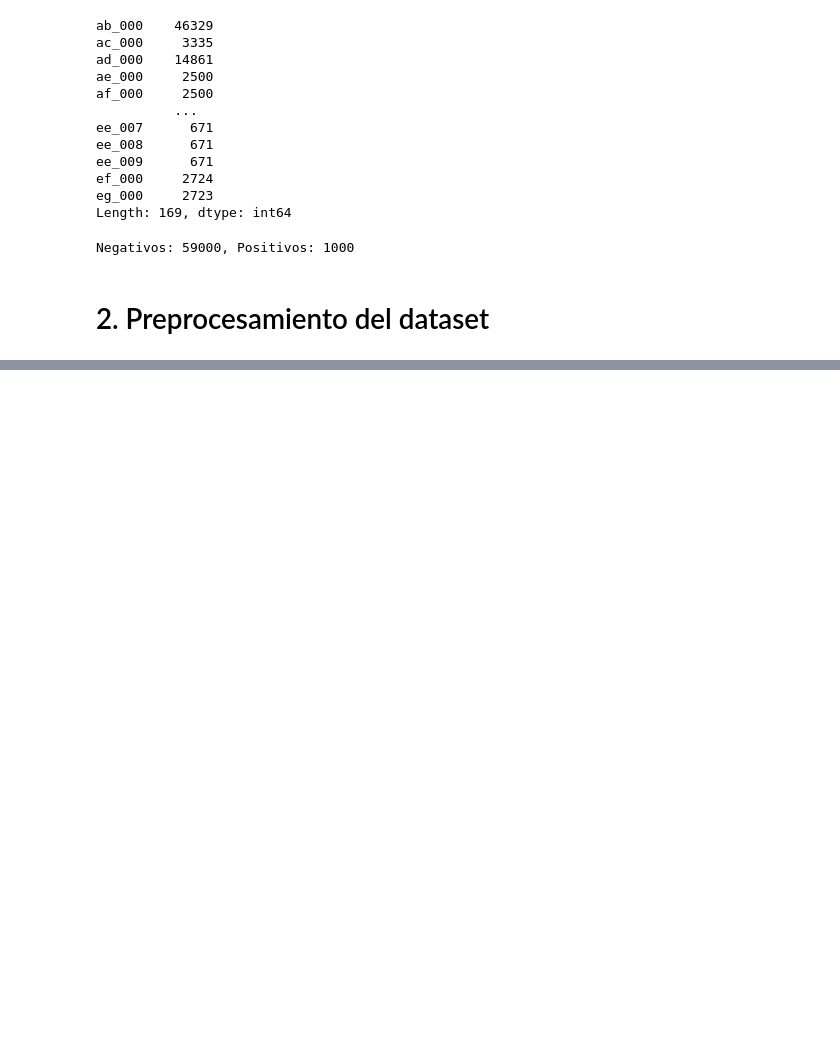
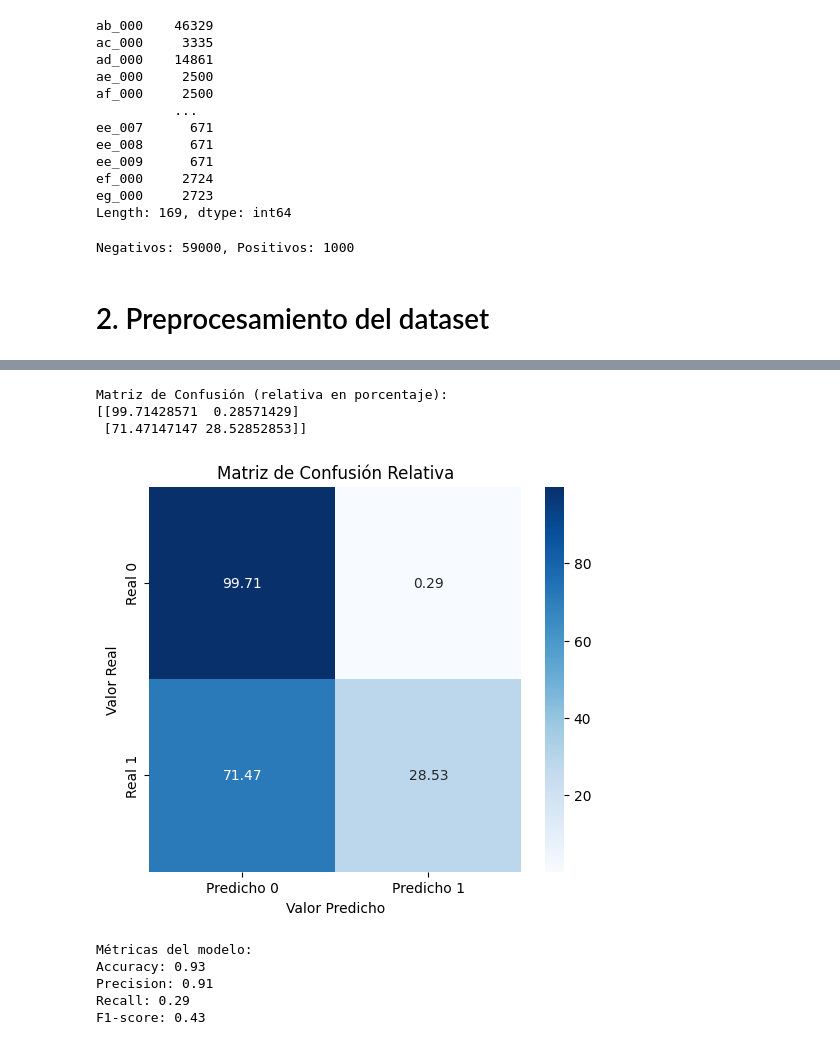
Before and after one commit to marcohinojosag/IA_MKTR, a Jupyter notebook: cod.ipynb, the cells around one changed output, grey strips where cells are left out. Cells and saved outputs as stored; diff of their text form; code cells hidden in the pictures; blank space fills up the shorter version.

```diff
--- a/cod.ipynb
+++ b/cod.ipynb
@@ -107,0 +369,52 @@ Negativos: 59000, Positivos: 1000
+# %%
+from sklearn.linear_model import LogisticRegression
+
+# Supongamos que x_train, y_train, x_test, y_test ya están definidos
+
+# Entrenamiento del modelo
+model = LogisticRegression()
+model.fit(x_train, y_train)
+
+# Predicción con el conjunto de test
+y_pred = model.predict(x_test)
+
+# Calcular la matriz de confusión
+cm = confusion_matrix(y_test, y_pred)
+
+# Normalizar la matriz de confusión (porcentajes)
+cm_relative = cm.astype('float') / cm.sum(axis=1)[:, np.newaxis] * 100
+
+# Imprimir la matriz de confusión relativa
+print("Matriz de Confusión (relativa en porcentaje):")
+print(cm_relative)
+
+# Visualizar la matriz de confusión con un heatmap
+plt.figure(figsize=(6, 5))
+sns.heatmap(cm_relative, annot=True, fmt=".2f", cmap="Blues", xticklabels=["Predicho 0", "Predicho 1"], yticklabels=["Real 0", "Real 1"])
+plt.title("Matriz de Confusión Relativa")
+plt.ylabel('Valor Real')
+plt.xlabel('Valor Predicho')
+plt.show()
+
+# Métricas adicionales
+accuracy = accuracy_score(y_test, y_pred)
+precision = precision_score(y_test, y_pred)
+recall = recall_score(y_test, y_pred)
+f1 = f1_score(y_test, y_pred)
+
+# Mostrar las métricas
+print("\nMétricas del modelo:")
+print(f"Accuracy: {accuracy:.2f}")
+print(f"Precision: {precision:.2f}")
+print(f"Recall: {recall:.2f}")
+print(f"F1-score: {f1:.2f}")
+# %% [output]
+Matriz de Confusión (relativa en porcentaje):
+[[99.71428571  0.28571429]
+ [71.47147147 28.52852853]]
+[figure, added]
+Métricas del modelo:
+Accuracy: 0.93
+Precision: 0.91
+Recall: 0.29
+F1-score: 0.43
```
Also changed, not shown: parts of 17 cells of this notebook.
